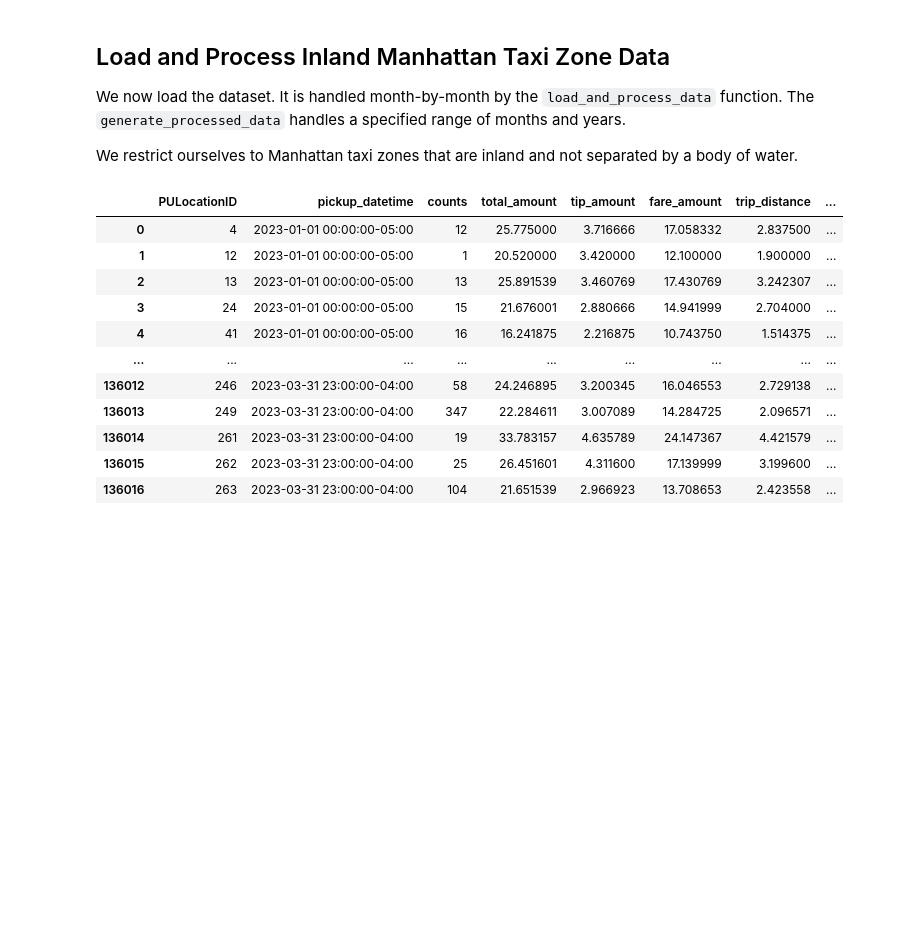
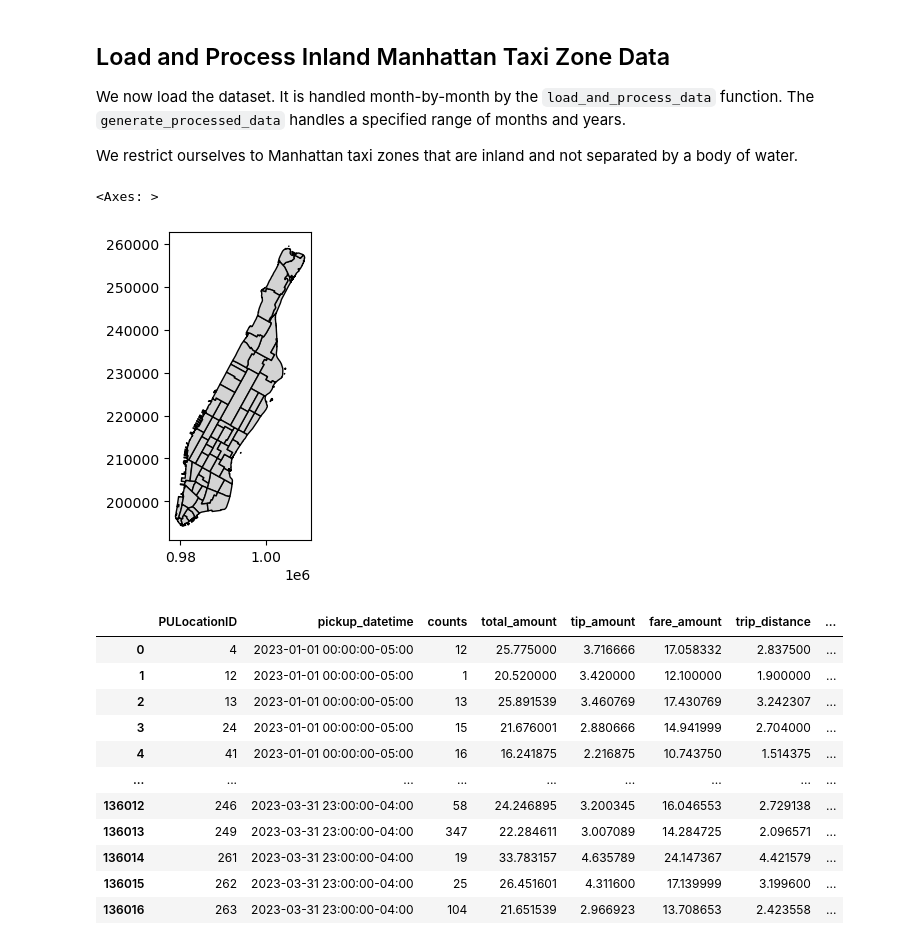
Before and after one commit to edwarddramirez/taxi-forecast, a Jupyter notebook: notebooks/00_a_data_summary.ipynb, the cells around one changed output. Saved outputs shown, nothing was run; the diff lists cells and outputs as text; code cells hidden in the pictures; blank space fills up the shorter version.

```diff
--- a/notebooks/00_a_data_summary.ipynb
+++ b/notebooks/00_a_data_summary.ipynb
@@ -119,6 +114,13 @@ month_year = np.array(month_year).T.reshape(-1,2)
 zdf = pd.read_csv('../assets/taxi_zone_lookup.csv')
 zdf = zdf[(zdf['Borough'] == 'Manhattan') & (~zdf['LocationID'].isin([103, 104, 105, 153, 194, 202]))]
 taxi_zones = list(zdf['LocationID'].values)
+# %%
+# Display Manhattan Taxi Zones
+fig, ax = plt.subplots(figsize=(4, 4))
+gdf[(gdf['borough'] == 'Manhattan') & (~gdf['LocationID'].isin([103, 104, 105, 153, 194, 202]))].plot(ax=ax, color='lightgrey', edgecolor='black')
+# %% [output]
+<Axes: >
+[figure, added]
 # %%
 # generate time series data
 ts = pr.generate_processed_data(month_year, vehicle_type='yellow', by_value=['PULocationID'], additional_features=True, taxi_zones=taxi_zones)
```
Also changed, not shown: parts of 2 cells of this notebook.
